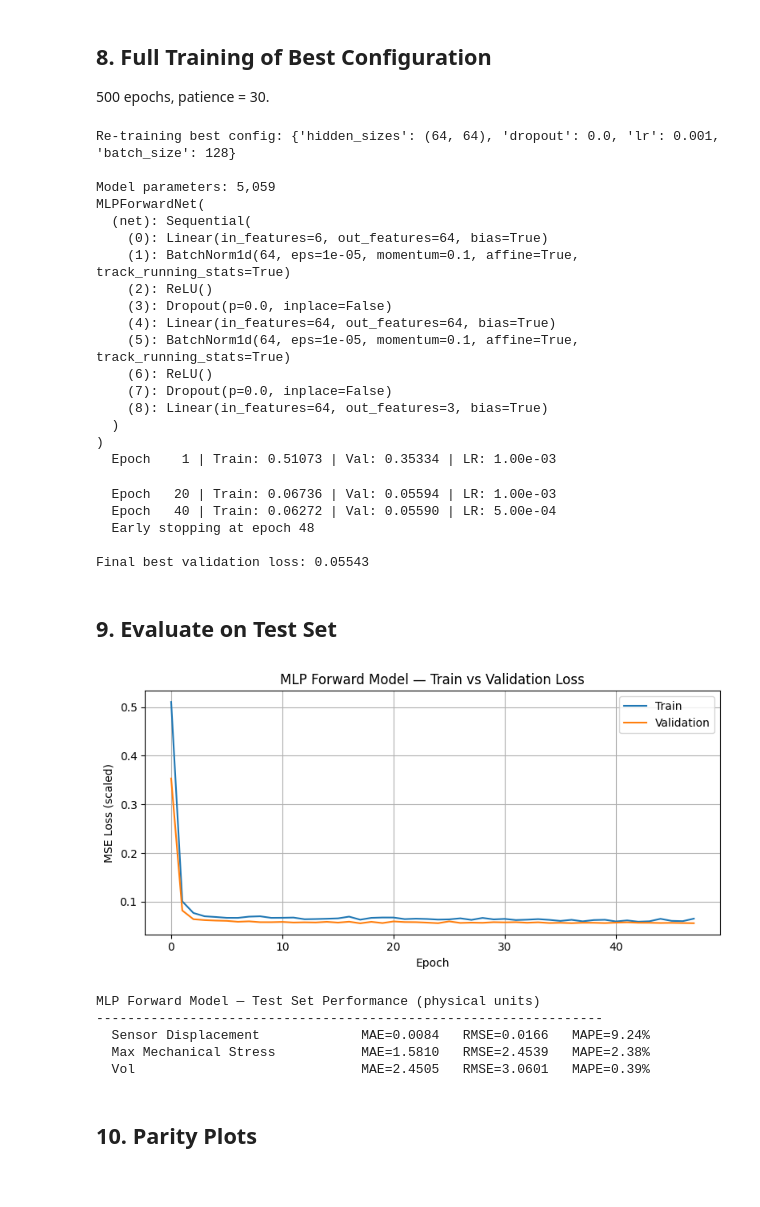
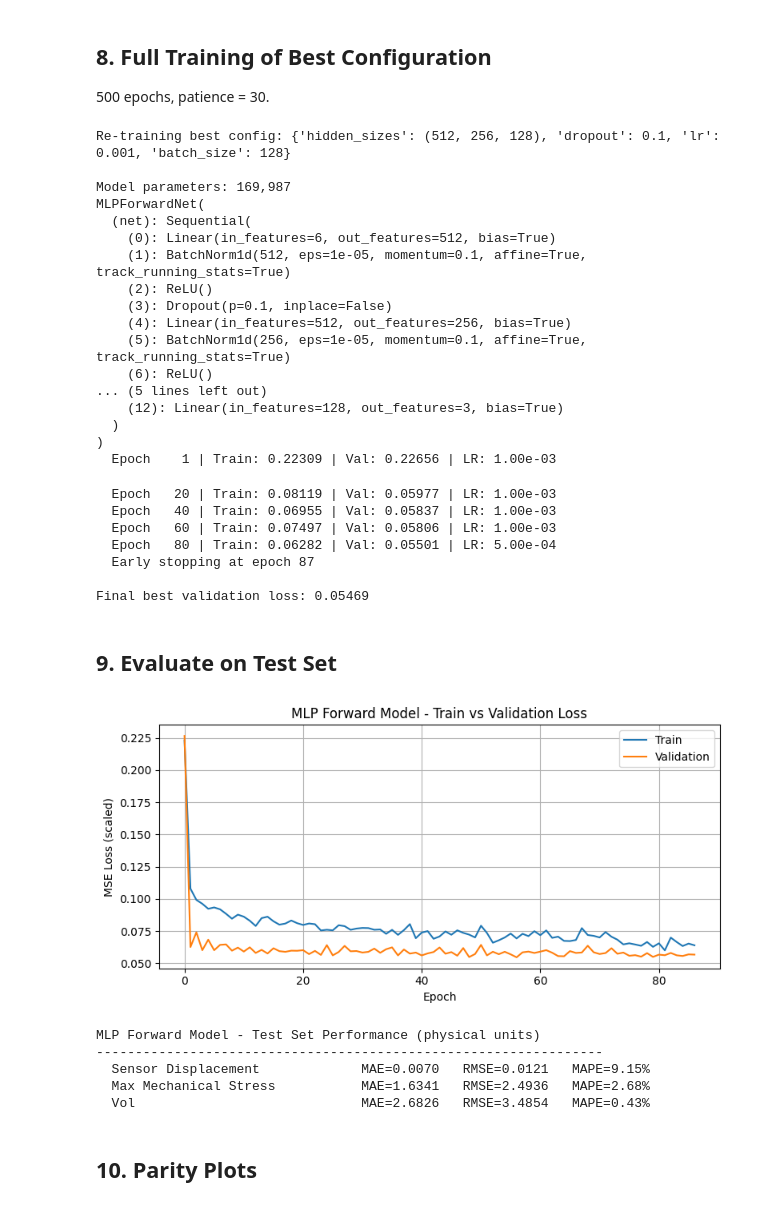
Before and after one commit to airi-utcn/V-Beam-sensor, a Jupyter notebook: Scripts/MLP-train.ipynb, the cells around one changed output. Saved outputs shown, nothing was run; the diff lists cells and outputs as text; code cells hidden in the pictures.

Commit message:
model fix + filtered data predictions

```diff
--- a/Scripts/MLP-train.ipynb
+++ b/Scripts/MLP-train.ipynb
@@ -41,7 +41,7 @@ VRAM      : 8.6 GB
 # %% [markdown]
 ## 2. Load Data
 # %%
-EXCEL_PATH = "../Data/Datasets/Dataset_mare_5.11.2025.xlsx"
+EXCEL_PATH = "../Data/Datasets/Dataset_complet_5.11.2025.xlsx"
 
 df = pd.read_excel(EXCEL_PATH)
 print(f"Dataset shape: {df.shape}")
@@ -74,0 +79,4 @@ max               172.616421   806.484007
+# %%
+mask = ~df_clean["Sensor Displacement"].between(0.15, 0.3)
+df_clean = df_clean[mask]
+print(f"Clean rows after filtering: {len(df_clean)}")
@@ -336,65 +348,67 @@ train_losses, val_losses, best_val_loss = train_model(
 )
 print(f"\nFinal best validation loss: {best_val_loss:.5f}")
 # %% [output]
-Re-training best config: {'hidden_sizes': (64, 64), 'dropout': 0.0, 'lr': 0.001, 'batch_size': 128}
+Re-training best config: {'hidden_sizes': (512, 256, 128), 'dropout': 0.1, 'lr': 0.001, 'batch_size': 128}
 
-Model parameters: 5,059
+Model parameters: 169,987
 MLPForwardNet(
   (net): Sequential(
-    (0): Linear(in_features=6, out_features=64, bias=True)
-    (1): BatchNorm1d(64, eps=1e-05, momentum=0.1, affine=True, track_running_stats=True)
+    (0): Linear(in_features=6, out_features=512, bias=True)
+    (1): BatchNorm1d(512, eps=1e-05, momentum=0.1, affine=True, track_running_stats=True)
     (2): ReLU()
-    (3): Dropout(p=0.0, inplace=False)
-    (4): Linear(in_features=64, out_features=64, bias=True)
-    (5): BatchNorm1d(64, eps=1e-05, momentum=0.1, affine=True, track_running_stats=True)
+    (3): Dropout(p=0.1, inplace=False)
+    (4): Linear(in_features=512, out_features=256, bias=True)
+    (5): BatchNorm1d(256, eps=1e-05, momentum=0.1, affine=True, track_running_stats=True)
     (6): ReLU()
-    (7): Dropout(p=0.0, inplace=False)
-    (8): Linear(in_features=64, out_features=3, bias=True)
+... (5 lines left out)
+    (12): Linear(in_features=128, out_features=3, bias=True)
   )
 )
-  Epoch    1 | Train: 0.51073 | Val: 0.35334 | LR: 1.00e-03
+  Epoch    1 | Train: 0.22309 | Val: 0.22656 | LR: 1.00e-03
-  Epoch   20 | Train: 0.06736 | Val: 0.05594 | LR: 1.00e-03
-  Epoch   40 | Train: 0.06272 | Val: 0.05590 | LR: 5.00e-04
-  Early stopping at epoch 48
+  Epoch   20 | Train: 0.08119 | Val: 0.05977 | LR: 1.00e-03
+  Epoch   40 | Train: 0.06955 | Val: 0.05837 | LR: 1.00e-03
+  Epoch   60 | Train: 0.07497 | Val: 0.05806 | LR: 1.00e-03
+  Epoch   80 | Train: 0.06282 | Val: 0.05501 | LR: 5.00e-04
+  Early stopping at epoch 87
 
-Final best validation loss: 0.05543
+Final best validation loss: 0.05469
 # %% [markdown]
 ## 9. Evaluate on Test Set
 # %%
 plt.figure(figsize=(8, 4))
 plt.plot(train_losses, label="Train"); plt.plot(val_losses, label="Validation")
 plt.xlabel("Epoch"); plt.ylabel("MSE Loss (scaled)")
-plt.title("MLP Forward Model — Train vs Validation Loss")
+plt.title("MLP Forward Model - Train vs Validation Loss")
 plt.legend(); plt.grid(True); plt.tight_layout(); plt.show()
 
 model.eval()
 preds_scaled, trues_scaled = [], []
 with torch.no_grad():
     for xb, yb in test_loader:
         preds_scaled.append(model(xb.to(device)).cpu())
         trues_scaled.append(yb)
 
 preds_scaled = torch.cat(preds_scaled).numpy()
 trues_scaled = torch.cat(trues_scaled).numpy()
 
 preds_phys = scaler_y.inverse_transform(preds_scaled)
 trues_phys = scaler_y.inverse_transform(trues_scaled)
 
 mae  = np.mean(np.abs(preds_phys - trues_phys), axis=0)
 rmse = np.sqrt(np.mean((preds_phys - trues_phys) ** 2, axis=0))
 mape = np.mean(np.abs((preds_phys - trues_phys) / trues_phys) * 100, axis=0)
 
-print("MLP Forward Model — Test Set Performance (physical units)")
+print("MLP Forward Model - Test Set Performance (physical units)")
 print("-" * 65)
 for i, col in enumerate(OUTPUT_COLS):
     print(f"  {col:<30s}  MAE={mae[i]:.4f}   RMSE={rmse[i]:.4f}   MAPE={mape[i]:.2f}%")
 # %% [output]
-[figure, old version]
+[figure, new version]
-MLP Forward Model — Test Set Performance (physical units)
+MLP Forward Model - Test Set Performance (physical units)
 -----------------------------------------------------------------
-  Sensor Displacement             MAE=0.0084   RMSE=0.0166   MAPE=9.24%
-  Max Mechanical Stress           MAE=1.5810   RMSE=2.4539   MAPE=2.38%
-  Vol                             MAE=2.4505   RMSE=3.0601   MAPE=0.39%
+  Sensor Displacement             MAE=0.0070   RMSE=0.0121   MAPE=9.15%
+  Max Mechanical Stress           MAE=1.6341   RMSE=2.4936   MAPE=2.68%
+  Vol                             MAE=2.6826   RMSE=3.4854   MAPE=0.43%
 # %% [markdown]
 ## 10. Parity Plots
 # %%
```
Also changed, not shown: parts of 11 cells of this notebook, 15 other files.
